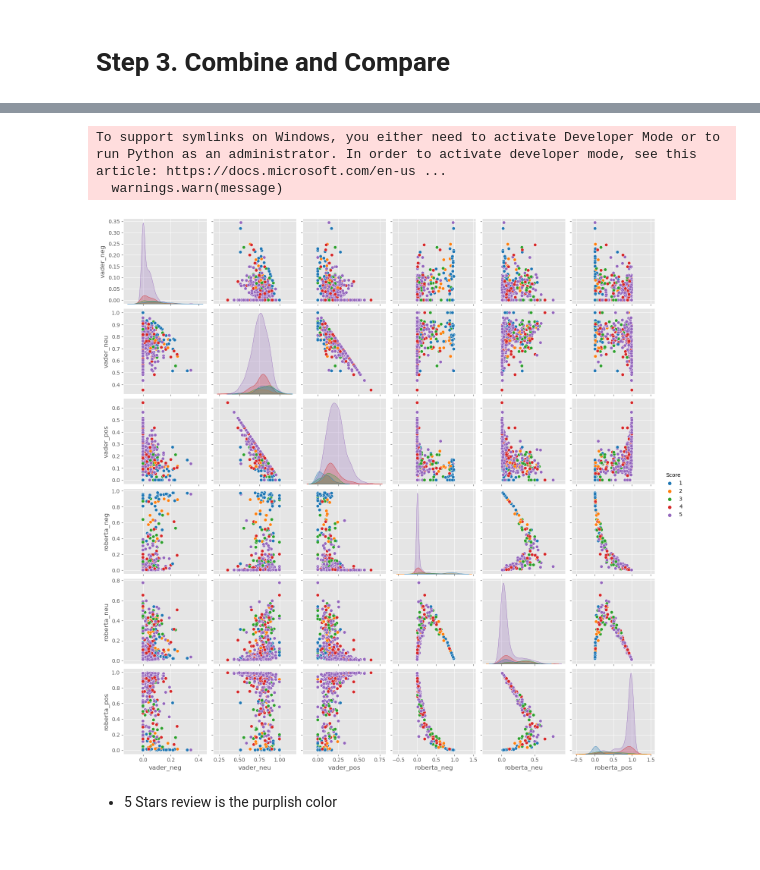
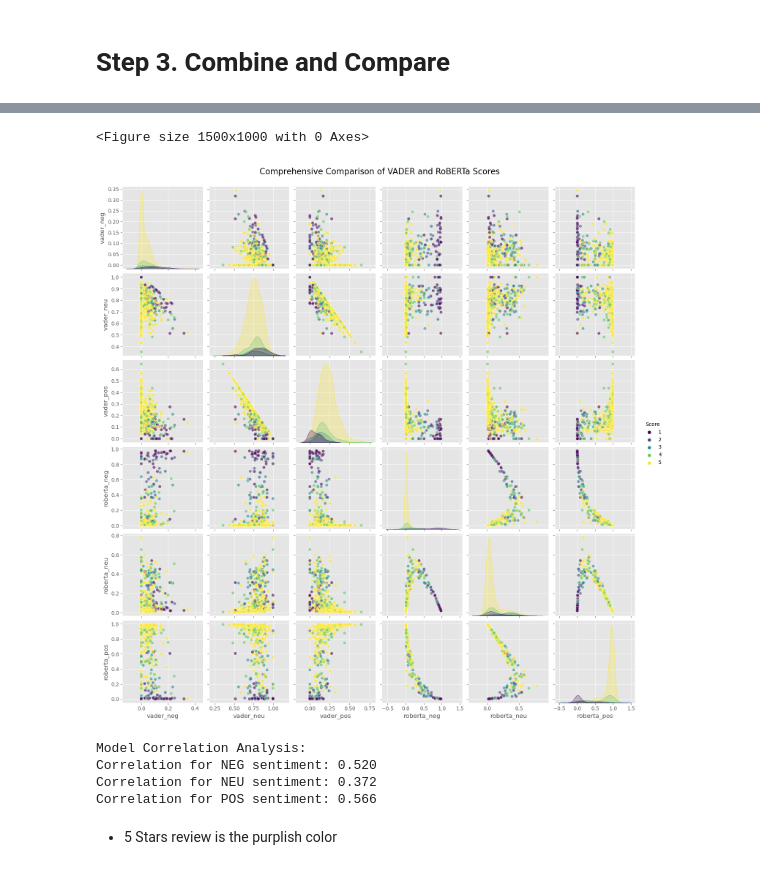
Before and after one commit to One0385/SentimentAnalysis_Practice_2, a Jupyter notebook: sentiment_analysis.ipynb, the cells around one changed output, grey strips where cells are left out. Cells and saved outputs as stored; diff of their text form; code cells hidden in the pictures.

```diff
--- a/sentiment_analysis.ipynb
+++ b/sentiment_analysis.ipynb
@@ -270,4 +429,25 @@ sns.pairplot(data = results_df,
              palette = 'tab10'
             )
 plt.show()
+
+# Create an advanced comparison visualization
+plt.figure(figsize=(15, 10))
+
+# Create a comprehensive comparison plot
+sns.pairplot(data=results_df,
+             vars=['vader_neg', 'vader_neu', 'vader_pos',
+                   'roberta_neg', 'roberta_neu', 'roberta_pos'],
+             hue='Score',
+             palette='viridis',
+             diag_kind='kde',  # Kernel Density Estimation for diagonal plots
+             plot_kws={'alpha': 0.6})
+
+plt.suptitle('Comprehensive Comparison of VADER and RoBERTa Scores', y=1.02, fontsize=16)
+plt.show()
+
+# Print summary statistics
+print('\nModel Correlation Analysis:')
+for v in ['neg', 'neu', 'pos']:
+    corr = results_df[f'vader_{v}'].corr(results_df[f'roberta_{v}'])
+    print(f'Correlation for {v.upper()} sentiment: {corr:.3f}')
 # %% [output]
@@ -274,6 +455,9 @@ plt.show()
-To support symlinks on Windows, you either need to activate Developer Mode or to run Python as an administrator. In order to activate developer mode, see this article: https://docs.microsoft.com/en-us ...
-  warnings.warn(message)
+<Figure size 1500x1000 with 0 Axes>
-[figure]
+[figure, added]
+Model Correlation Analysis:
+Correlation for NEG sentiment: 0.520
+Correlation for NEU sentiment: 0.372
+Correlation for POS sentiment: 0.566
 # %% [markdown]
 - 5 Stars review is the purplish color
 # %% [markdown]
```
Also changed, not shown: parts of 15 cells of this notebook.
